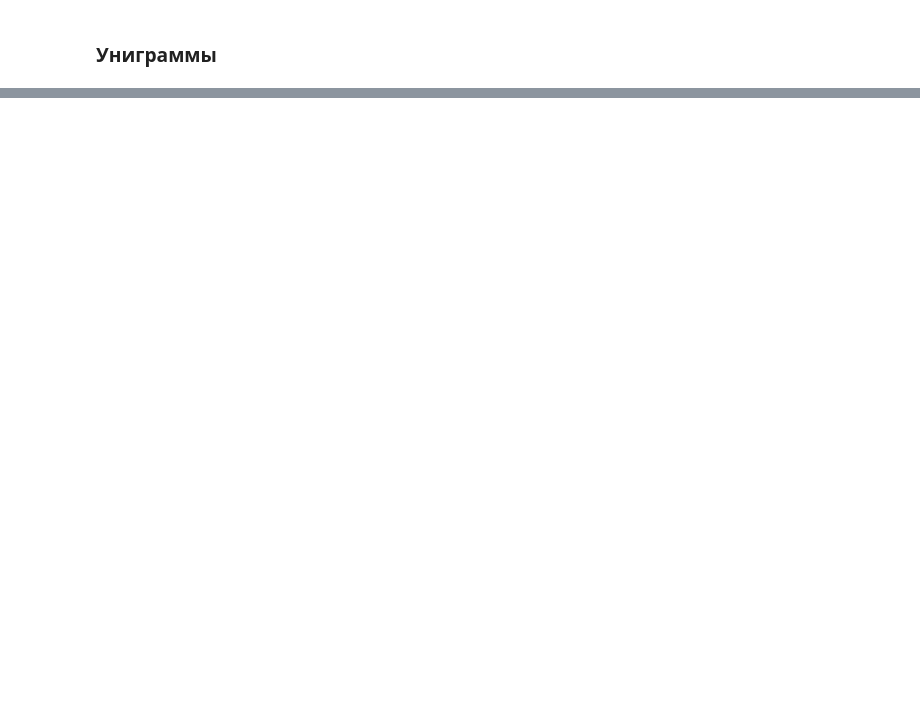
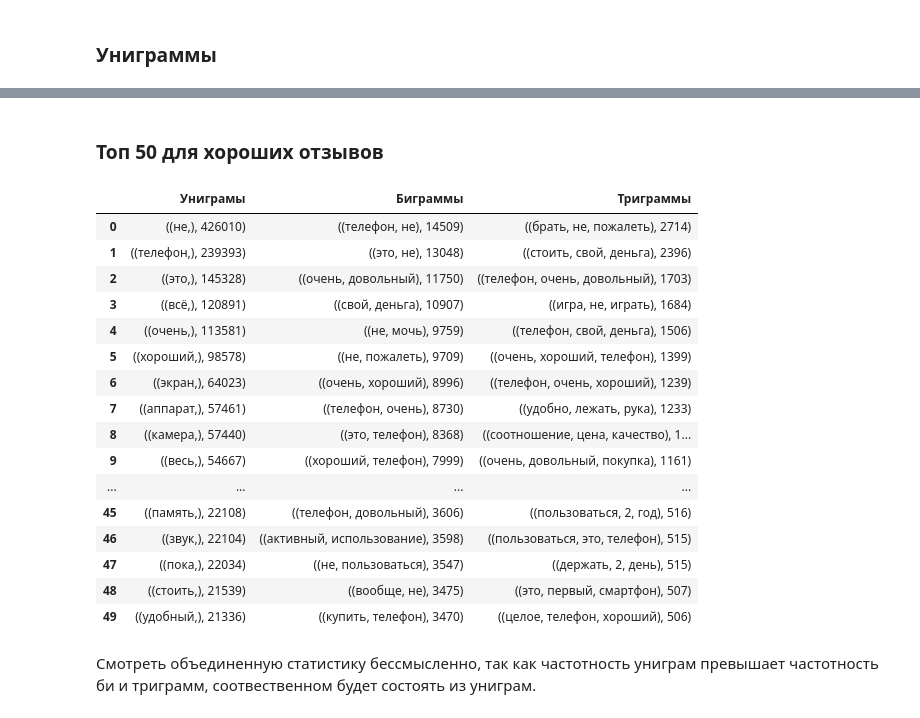
Before and after one commit to ivtroitskiy/nlp-basics, a Jupyter notebook: lesson1/notebook.ipynb, the cells around one changed output, grey strips where cells are left out. Drawn from its saved outputs; the diff is of its cells as text; code cells hidden in the pictures; blank space fills up the shorter version.

```diff
--- a/lesson1/notebook.ipynb
+++ b/lesson1/notebook.ipynb
@@ -338,0 +568,24 @@ unigrams
+# %% [markdown]
+### Топ 50 для хороших отзывов
+# %%
+ngrams_stats_nltk(df.loc[df["Rating"] > 3, "lemma"])
+# %% [output]
+|  | Униграмы | Биграммы | Триграммы |
+| 0 | ((не,), 426010) | ((телефон, не), 14509) | ((брать, не, пожалеть), 2714) |
+| 1 | ((телефон,), 239393) | ((это, не), 13048) | ((стоить, свой, деньга), 2396) |
+| 2 | ((это,), 145328) | ((очень, довольный), 11750) | ((телефон, очень, довольный), 1703) |
+| 3 | ((всё,), 120891) | ((свой, деньга), 10907) | ((игра, не, играть), 1684) |
+| 4 | ((очень,), 113581) | ((не, мочь), 9759) | ((телефон, свой, деньга), 1506) |
+| 5 | ((хороший,), 98578) | ((не, пожалеть), 9709) | ((очень, хороший, телефон), 1399) |
+| 6 | ((экран,), 64023) | ((очень, хороший), 8996) | ((телефон, очень, хороший), 1239) |
+| 7 | ((аппарат,), 57461) | ((телефон, очень), 8730) | ((удобно, лежать, рука), 1233) |
+| 8 | ((камера,), 57440) | ((это, телефон), 8368) | ((соотношение, цена, качество), 1... |
+| 9 | ((весь,), 54667) | ((хороший, телефон), 7999) | ((очень, довольный, покупка), 1161) |
+| ... | ... | ... | ... |
+| 45 | ((память,), 22108) | ((телефон, довольный), 3606) | ((пользоваться, 2, год), 516) |
+| 46 | ((звук,), 22104) | ((активный, использование), 3598) | ((пользоваться, это, телефон), 515) |
+| 47 | ((пока,), 22034) | ((не, пользоваться), 3547) | ((держать, 2, день), 515) |
+| 48 | ((стоить,), 21539) | ((вообще, не), 3475) | ((это, первый, смартфон), 507) |
+| 49 | ((удобный,), 21336) | ((купить, телефон), 3470) | ((целое, телефон, хороший), 506) |
+# %% [markdown]
+Смотреть объединенную статистику бессмысленно, так как частотность униграм превышает частотность би и триграмм, соотвественном будет состоять из униграм.
```
Also changed, not shown: parts of 62 cells of this notebook, 5 other files.
